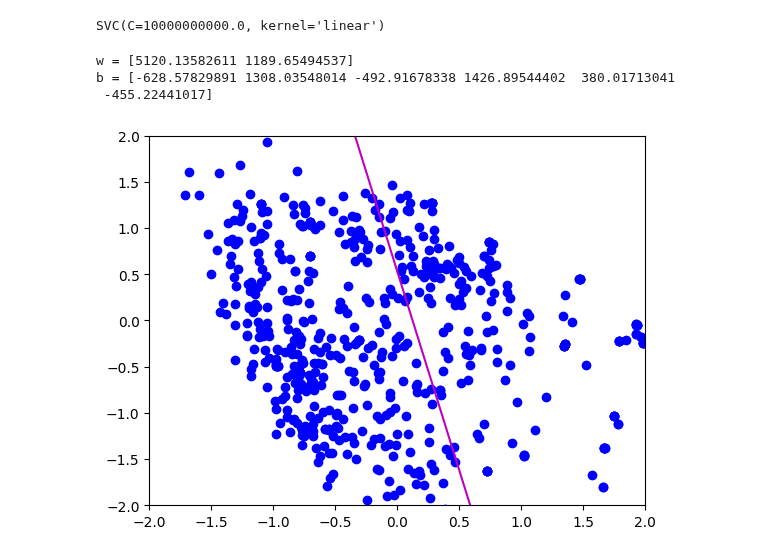
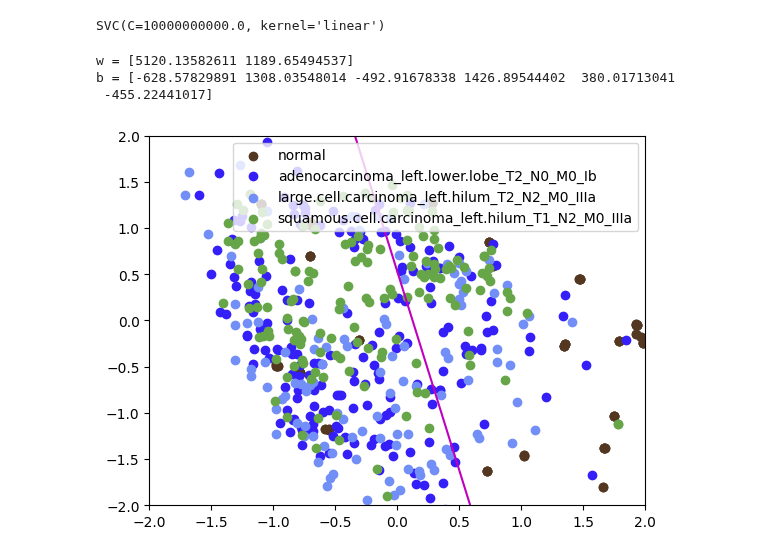
Before and after one commit to zacharyzimm/mids-281-final-project, a Jupyter notebook: SVM.ipynb, the cells around one changed output. Cells and saved outputs as stored; diff of their text form; code cells hidden in the pictures.

```diff
--- a/SVM.ipynb
+++ b/SVM.ipynb
@@ -123,15 +124,33 @@ clf = SVC(C=1e10, kernel="linear")
 clf.fit(X_sobel_pca, train_labels)
 # %% [output]
 SVC(C=10000000000.0, kernel='linear')
+# %%
+X_sobel_pca_df = pd.DataFrame({"x": X_sobel_pca[:,0],
+                                "y": X_sobel_pca[:,1],
+                                "label": train_labels
+                                })
 # %%
 w = clf.coef_[0]
 b = clf.intercept_
+
+colors = np.random.rand(len(class_mappings.keys()), 3)
 
 print(f"w = {w}")
 print(f"b = {b}")
 
 svmx = np.linspace(-2,2)
 svmy = -w[0]/w[1]*svmx - b[0]/w[1]
+
+fix = plt.figure()
+ax = fig.add_subplot(111)
+for l in class_mappings.keys():
+  plt.scatter(X_sobel_pca_df[X_sobel_pca_df['label'] == l]['x'],
+              X_sobel_pca_df[X_sobel_pca_df['label'] == l]['y'],
+              c=colors[l], label=class_mappings[l])
+plt.plot(svmx, svmy, "m")
+plt.legend()
+plt.axis([-2, 2, -2, 2])
+plt.show()
 # %% [output]
 w = [8238.82209015 -598.62288284]
 b = [1300.11150218  947.21520764  374.30508984   60.63156467  -68.846573
@@ -152,24 +163,36 @@ clf2 = SVC(C=1e10, kernel="linear")
 clf2.fit(X_hounsfield_pca, train_labels)
 # %% [output]
 SVC(C=10000000000.0, kernel='linear')
+# %%
+X_hounsfield_pca_df = pd.DataFrame({"x": X_hounsfield_pca[:,0],
+                                    "y": X_hounsfield_pca[:,1],
+                                    "label": train_labels
+                                    })
 # %%
 w = clf2.coef_[0]
 b = clf2.intercept_
+
+colors = np.random.rand(len(class_mappings.keys()), 3)
 
 print(f"w = {w}")
 print(f"b = {b}")
 
 svmx = np.linspace(-2,2)
 svmy = -w[0]/w[1]*svmx - b[0]/w[1]
 
 fix = plt.figure()
 ax = fig.add_subplot(111)
-plt.plot(X_hounsfield_pca[:,0],X_hounsfield_pca[:,1], "bo")
+# plt.plot(X_hounsfield_pca[:,0],X_hounsfield_pca[:,1], "bo")
+for l in class_mappings.keys():
+  plt.scatter(X_hounsfield_pca_df[X_hounsfield_pca_df['label'] == l]['x'],
+              X_hounsfield_pca_df[X_hounsfield_pca_df['label'] == l]['y'],
+              c=colors[l], label=class_mappings[l])
 plt.plot(svmx, svmy, "m")
+plt.legend()
 plt.axis([-2, 2, -2, 2])
 plt.show()
 # %% [output]
 w = [5120.13582611 1189.65494537]
 b = [-628.57829891 1308.03548014 -492.91678338 1426.89544402  380.01713041
  -455.22441017]
-[figure, old version]
+[figure, new version]
```
Also changed, not shown: parts of 3 cells of this notebook.
